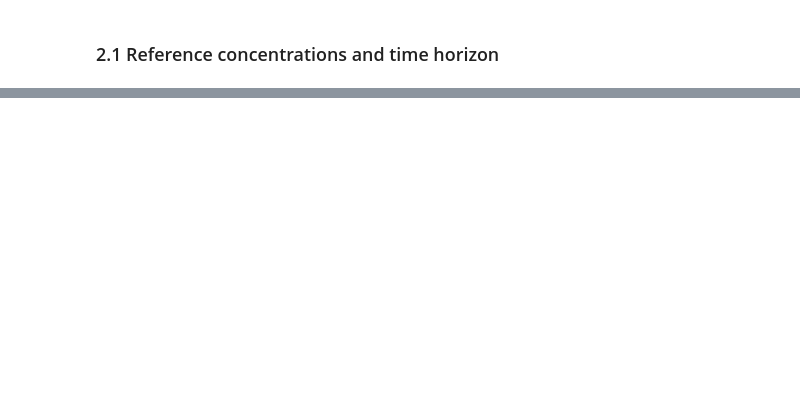
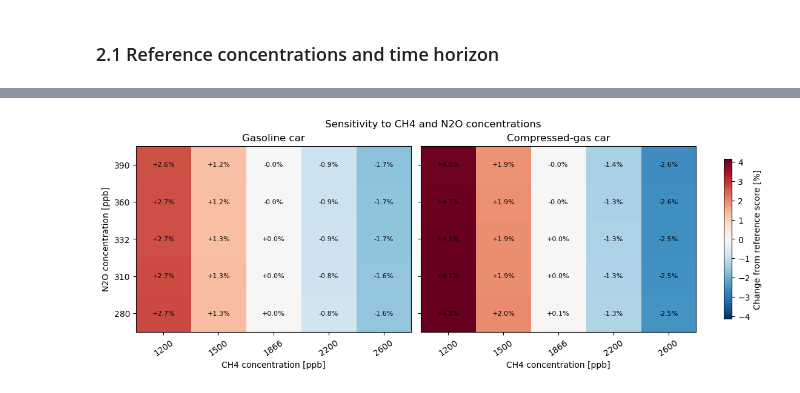
Before and after one commit to romainsacchi/aalborg-regionalized-lcia, a Jupyter notebook: tutorials/DAY 3/D3-02 Parameterised characterization factors with edges.ipynb, the cells around one changed output, grey strips where cells are left out. Cells and saved outputs as stored; diff of their text form; code cells hidden in the pictures; blank space fills up the shorter version.

```diff
--- a/tutorials/DAY 3/D3-02 Parameterised characterization factors with edges.ipynb
+++ b/tutorials/DAY 3/D3-02 Parameterised characterization factors with edges.ipynb
@@ -187,15 +236,16 @@ The helper functions follow the same logic as the publication example: convert r
 # %%
-def convert_ppb_to_mass_rf(a_ppb, gas):
-    """Convert a ppb-scale radiative-forcing term into a mass-based term for one gas."""
-    return a_ppb * (M_ATM / M_GAS[gas]) * (M_AIR / 1e9)
+def convert_ppb_to_mass_rf(radiative_efficiency_per_ppb, gas):
+    """Convert W/m2/ppb to W/m2/kg for one gas."""
+    ppb_per_kg = (M_AIR / M_GAS[gas]) * (1e9 / M_ATM)
+    return radiative_efficiency_per_ppb * ppb_per_kg
 
 
 def agwp_co2(horizon_years):
-    """Compute the CO2 reference AGWP over the chosen time horizon."""
-    integral = CO2_IRF['a0'] * horizon_years + sum(
-        a * tau * (1 - np.exp(-horizon_years / tau))
-        for a, tau in zip(CO2_IRF['a'], CO2_IRF['tau'])
+    """Integrate the CO2 reference response over the chosen horizon."""
+    response_integral = CO2_IRF["a0"] * horizon_years + sum(
+        fraction * lifetime * (1 - np.exp(-horizon_years / lifetime))
+        for fraction, lifetime in zip(CO2_IRF["a"], CO2_IRF["tau"])
     )
-    return convert_ppb_to_mass_rf(1.37e-5, 'CO2') * integral
+    return convert_ppb_to_mass_rf(1.37e-5, "CO2") * response_integral
 # %%
 def radiative_efficiency_concentration(gas, concentration_ppb):
@@ -368,78 +650,8 @@ symbolic_results.head(8)
 # %%
-results = symbolic_results
-title = 'Symbolic reevaluation of CH4 and N2O CFs'
-
-fig = plt.figure(figsize=(9.2, 6.8))
-ax = fig.add_subplot(111, projection='3d')
-
-z_floor = float(results['score'].min())
-z_ceiling = float(results['score'].max())
-z_padding = max((z_ceiling - z_floor) * 0.08, 0.2)
-z_floor -= z_padding
-z_ceiling += z_padding
-
-for label, style in plot_style_map.items():
-    subset = results.loc[results['activity'] == label].copy()
-    surface = (
-        subset.pivot(index='n2o_concentration_ppb', columns='ch4_concentration_ppb', values='score')
-        .sort_index()
-        .sort_index(axis=1)
-    )
-
-    x_values = surface.columns.to_numpy(dtype=float)
-    y_values = surface.index.to_numpy(dtype=float)
-    X, Y = np.meshgrid(x_values, y_values)
-    Z = surface.to_numpy(dtype=float)
-
-    ax.plot_surface(
-        X, Y, Z,
-        color=style['color'],
-        alpha=0.62,
-        linewidth=0.45,
-        edgecolor=style['color'],
-        antialiased=True,
-        shade=False,
-    )
-    ax.scatter(
-        subset['ch4_concentration_ppb'],
-        subset['n2o_concentration_ppb'],
-        subset['score'],
-        color=style['color'],
-        marker=style['marker'],
-        s=28,
-        edgecolors='black',
-        linewidths=0.35,
-        depthshade=False,
-    )
-    ax.contour(
-        X, Y, Z,
-        zdir='z',
-        offset=z_floor,
-        levels=6,
-        colors=[style['color']],
-        linewidths=1.1,
-        alpha=0.9,
-    )
-
-ax.set_title(title, pad=14)
-ax.set_xlabel('CH4 concentration [ppb]')
-ax.set_ylabel('N2O concentration [ppb]')
-ax.set_zlabel('LCIA score [kg CO2-eq / km]')
-ax.set_zlim(*plot_z_limits)
-ax.view_init(elev=24, azim=-132)
-ax.xaxis.pane.set_alpha(0.06)
-ax.yaxis.pane.set_alpha(0.06)
-ax.zaxis.pane.set_alpha(0.0)
-ax.grid(True, alpha=0.22)
-
-legend_handles = [
-    Patch(facecolor=plot_style_map[label]['color'], edgecolor=plot_style_map[label]['color'], alpha=0.62, label=label)
-    for label in plot_style_map
-] + [
-    Line2D([0], [0], color=plot_style_map[label]['color'], marker=plot_style_map[label]['marker'], linestyle='',
-           markeredgecolor='black', markeredgewidth=0.35, label=f'{label} grid points')
-    for label in plot_style_map
-]
-ax.legend(handles=legend_handles, loc='upper left', bbox_to_anchor=(0.02, 0.98), frameon=False)
-plt.show()
+plot_score_heatmaps(
+    symbolic_results,
+    "Sensitivity to CH4 and N2O concentrations",
+)
+# %% [output]
+[figure, added]
 # %% [markdown]
```
Also changed, not shown: parts of 56 cells of this notebook, 4 other files.
